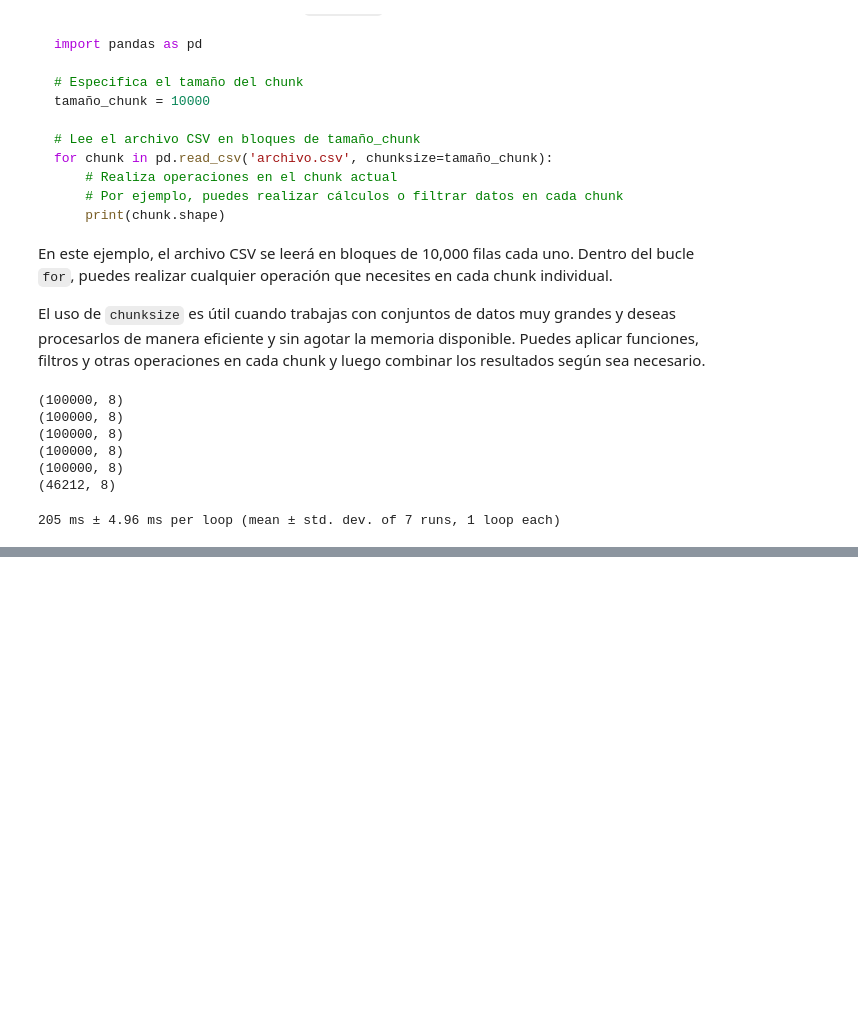
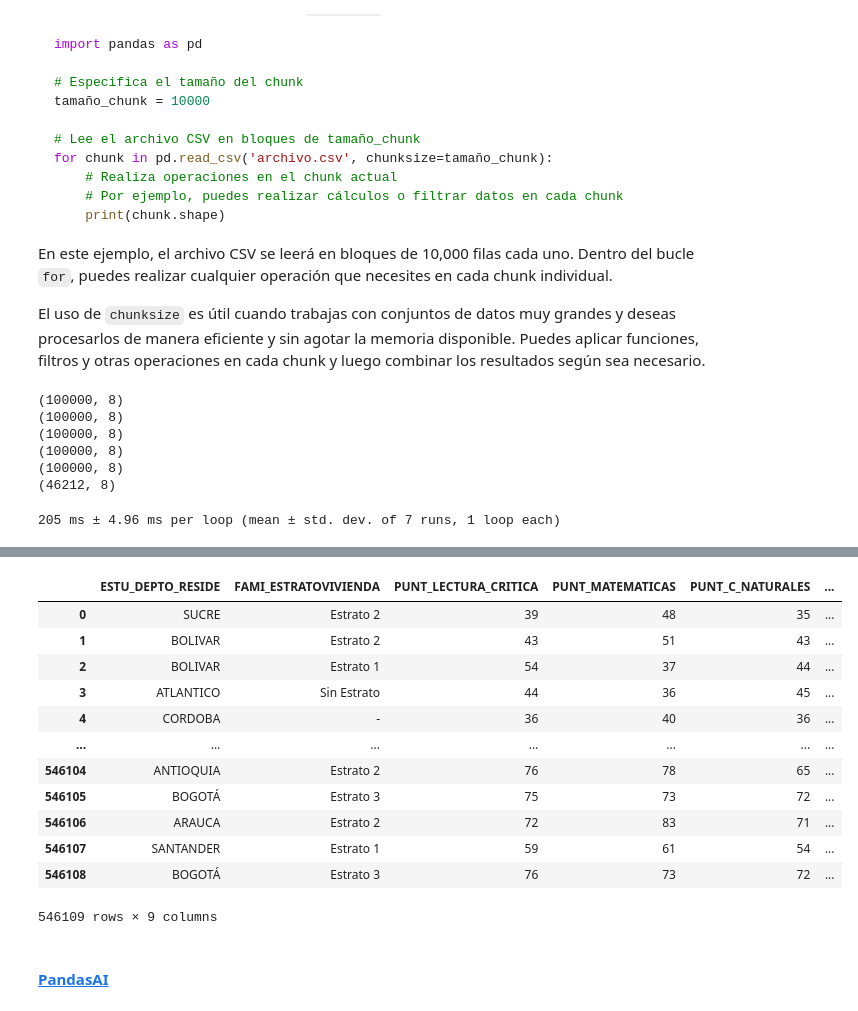
Before and after one commit to jazaineam1/BigData2023_2, a Jupyter notebook: Cuadernos/Sesion1_Introducción.ipynb, the cells around one changed output, grey strips where cells are left out. Drawn from its saved outputs; the diff is of its cells as text; code cells hidden in the pictures; blank space fills up the shorter version.

```diff
--- a/Cuadernos/Sesion1_Introducción.ipynb
+++ b/Cuadernos/Sesion1_Introducción.ipynb
@@ -330,0 +405,25 @@ df2=pd.read_csv('https://raw.githubusercontent.com/jazaineam1/BigData2023_2/main
+# %%
+df = pd.concat(df_icfes, ignore_index=True)
+# %%
+def cuadrado(valor):
+    # Operaciones que deseas realizar en paralelo
+    return valor**2
+
+df['PUNT_LECTURA_CRITICA2'] = df['PUNT_LECTURA_CRITICA'].parallel_apply(cuadrado)
+df
+# %% [output]
+|  | ESTU_DEPTO_RESIDE | FAMI_ESTRATOVIVIENDA | PUNT_LECTURA_CRITICA | PUNT_MATEMATICAS | PUNT_C_NATURALES | ... |
+| 0 | SUCRE | Estrato 2 | 39 | 48 | 35 | ... |
+| 1 | BOLIVAR | Estrato 2 | 43 | 51 | 43 | ... |
+| 2 | BOLIVAR | Estrato 1 | 54 | 37 | 44 | ... |
+| 3 | ATLANTICO | Sin Estrato | 44 | 36 | 45 | ... |
+| 4 | CORDOBA | - | 36 | 40 | 36 | ... |
+| ... | ... | ... | ... | ... | ... | ... |
+| 546104 | ANTIOQUIA | Estrato 2 | 76 | 78 | 65 | ... |
+| 546105 | BOGOTÁ | Estrato 3 | 75 | 73 | 72 | ... |
+| 546106 | ARAUCA | Estrato 2 | 72 | 83 | 71 | ... |
+| 546107 | SANTANDER | Estrato 1 | 59 | 61 | 54 | ... |
+| 546108 | BOGOTÁ | Estrato 3 | 76 | 73 | 72 | ... |
+546109 rows × 9 columns
+# %% [markdown]
+#### [PandasAI](https://pandas-ai.readthedocs.io/en/latest/)
```
Also changed, not shown: parts of 20 cells of this notebook.
